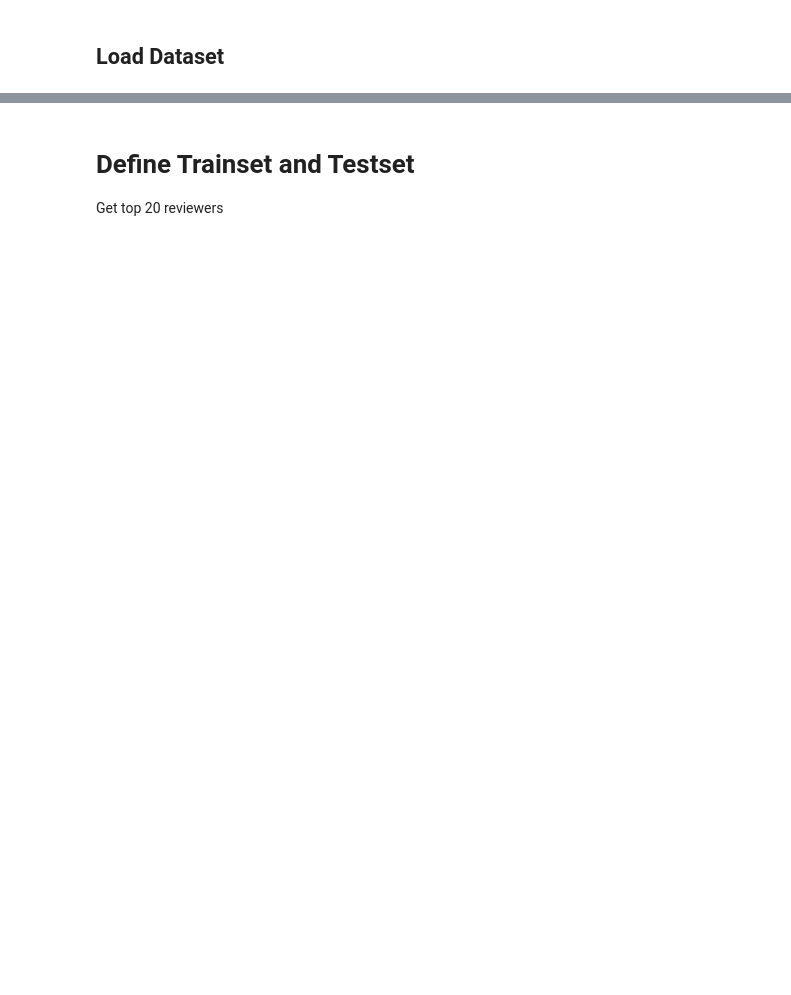
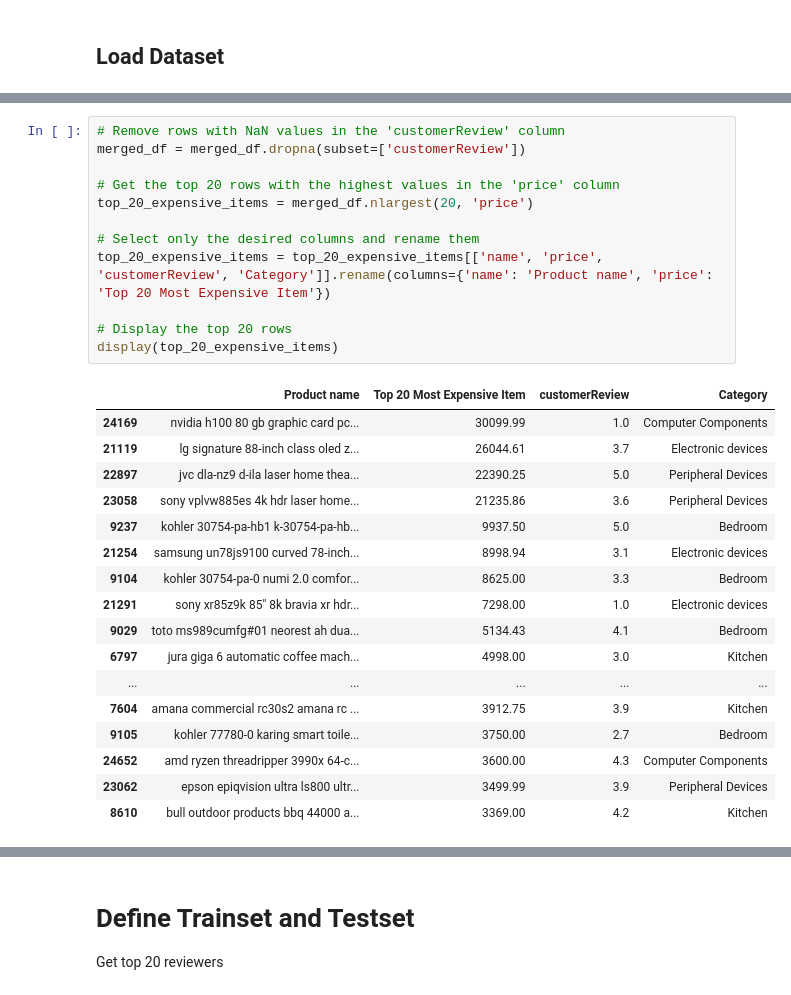
Before and after one commit to K-Winkles/kaban-multimodel-recommender, a Jupyter notebook: dev/main.ipynb, the cells around one changed output, grey strips where cells are left out. Cells and saved outputs as stored; diff of their text form; blank space fills up the shorter version.

```diff
--- a/dev/main.ipynb
+++ b/dev/main.ipynb
@@ -257,0 +383,30 @@ shape of asins_df: (33510, 1)
+# %%
+# Remove rows with NaN values in the 'customerReview' column
+merged_df = merged_df.dropna(subset=['customerReview'])
+
+# Get the top 20 rows with the highest values in the 'price' column
+top_20_expensive_items = merged_df.nlargest(20, 'price')
+
+# Select only the desired columns and rename them
+top_20_expensive_items = top_20_expensive_items[['name', 'price', 'customerReview', 'Category']].rename(columns={'name': 'Product name', 'price': 'Top 20 Most Expensive Item'})
+
+# Display the top 20 rows
+display(top_20_expensive_items)
+# %% [output]
+|  | Product name | Top 20 Most Expensive Item | customerReview | Category |
+| 24169 | nvidia h100 80 gb graphic card pc... | 30099.99 | 1.0 | Computer Components |
+| 21119 | lg signature 88-inch class oled z... | 26044.61 | 3.7 | Electronic devices |
+| 22897 | jvc dla-nz9 d-ila laser home thea... | 22390.25 | 5.0 | Peripheral Devices |
+| 23058 | sony vplvw885es 4k hdr laser home... | 21235.86 | 3.6 | Peripheral Devices |
+| 9237 | kohler 30754-pa-hb1 k-30754-pa-hb... | 9937.50 | 5.0 | Bedroom |
+| 21254 | samsung un78js9100 curved 78-inch... | 8998.94 | 3.1 | Electronic devices |
+| 9104 | kohler 30754-pa-0 numi 2.0 comfor... | 8625.00 | 3.3 | Bedroom |
+| 21291 | sony xr85z9k 85" 8k bravia xr hdr... | 7298.00 | 1.0 | Electronic devices |
+| 9029 | toto ms989cumfg#01 neorest ah dua... | 5134.43 | 4.1 | Bedroom |
+| 6797 | jura giga 6 automatic coffee mach... | 4998.00 | 3.0 | Kitchen |
+| ... | ... | ... | ... | ... |
+| 7604 | amana commercial rc30s2 amana rc ... | 3912.75 | 3.9 | Kitchen |
+| 9105 | kohler 77780-0 karing smart toile... | 3750.00 | 2.7 | Bedroom |
+| 24652 | amd ryzen threadripper 3990x 64-c... | 3600.00 | 4.3 | Computer Components |
+| 23062 | epson epiqvision ultra ls800 ultr... | 3499.99 | 3.9 | Peripheral Devices |
+| 8610 | bull outdoor products bbq 44000 a... | 3369.00 | 4.2 | Kitchen |
```
Also changed, not shown: parts of 34 cells of this notebook, 3 other files.
